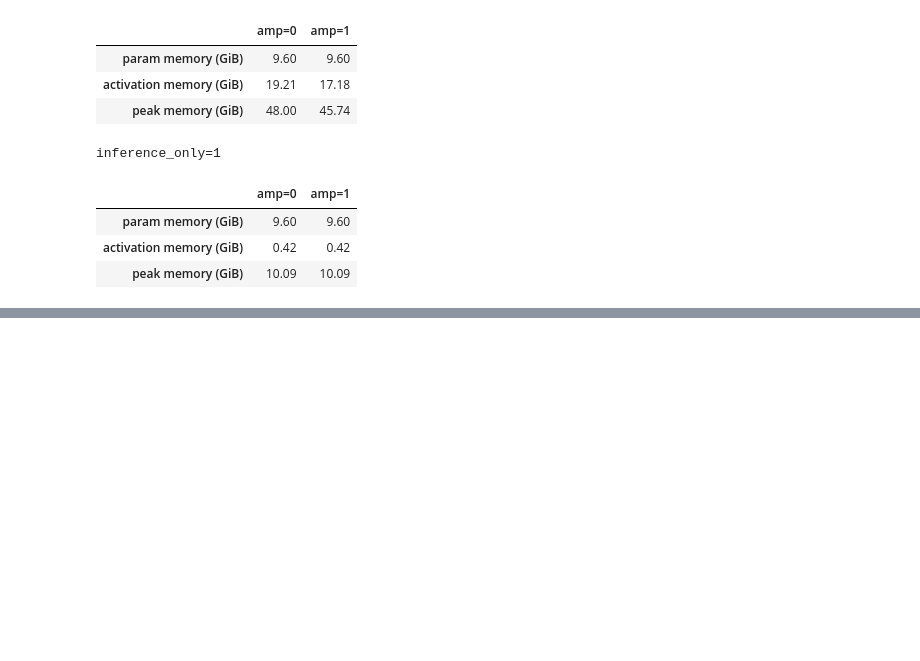
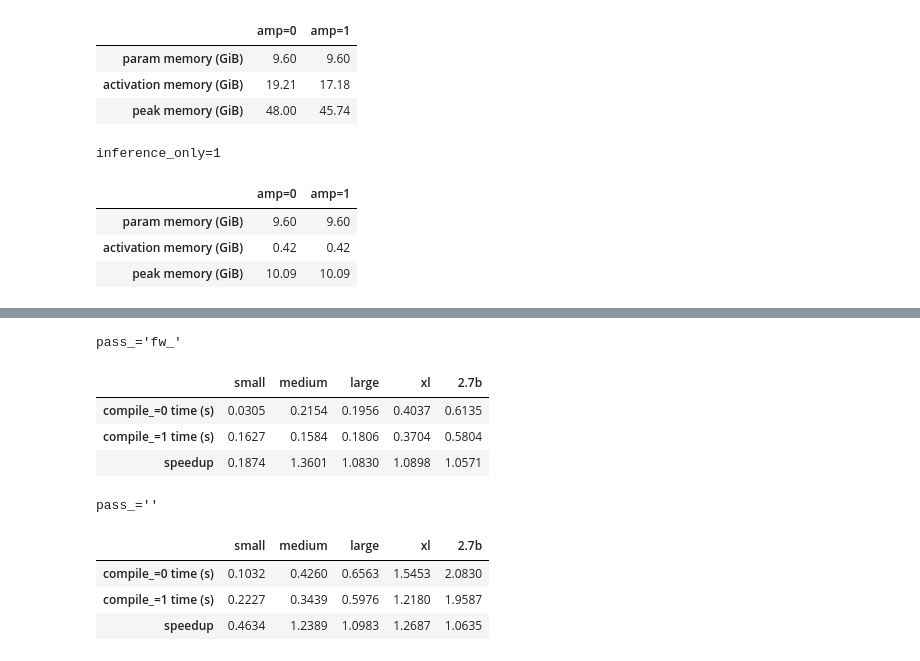
Before and after one commit to rishabh-ranjan/cs336-a2, a Jupyter notebook: cs336-systems/expt/2024-05-04.ipynb, the cells around one changed output, grey strips where cells are left out. Cells and saved outputs as stored; diff of their text form; code cells hidden in the pictures; blank space fills up the shorter version.

```diff
--- a/cs336-systems/expt/2024-05-04.ipynb
+++ b/cs336-systems/expt/2024-05-04.ipynb
@@ -99,0 +193,42 @@ inference_only=1
+# %%
+def make_pd_tab(pass_):
+    script_path = "/lfs/ampere1/0/ranjanr/cs336-a2/cs336-systems/expt/compile.py"
+    tab = defaultdict(dict)
+    for lm_size in [
+        "small",
+        "medium",
+        "large",
+        "xl",
+        "2.7b",
+    ]:
+        ctime = {}
+        for compile_ in [
+            0,
+            1
+        ]:
+            ts = df.query("lm_size == @lm_size and compile == @compile_ and script_path == @script_path").index[-1]
+            store = expt.PathDict(f"{runs_dir}/{ts}")
+            ctime[compile_] = store[f"{pass_}time"].mean().item()
+            tab[lm_size][f"{compile_=} time (s)"] = ctime[compile_]
+        tab[lm_size]["speedup"] = ctime[0] / ctime[1]
+    pd_tab = pd.DataFrame(tab)
+    return pd_tab
+# %%
+for pass_ in [
+    "fw_",
+    "",
+]:
+    print(f"{pass_=}")
+    pd_tab = make_pd_tab(pass_)
+    display(pd_tab.style.format("{:.4f}"))
+# %% [output]
+pass_='fw_'
+|  | small | medium | large | xl | 2.7b |
+| compile_=0 time (s) | 0.0305 | 0.2154 | 0.1956 | 0.4037 | 0.6135 |
+| compile_=1 time (s) | 0.1627 | 0.1584 | 0.1806 | 0.3704 | 0.5804 |
+| speedup | 0.1874 | 1.3601 | 1.0830 | 1.0898 | 1.0571 |
+pass_=''
+|  | small | medium | large | xl | 2.7b |
+| compile_=0 time (s) | 0.1032 | 0.4260 | 0.6563 | 1.5453 | 2.0830 |
+| compile_=1 time (s) | 0.2227 | 0.3439 | 0.5976 | 1.2180 | 1.9587 |
+| speedup | 0.4634 | 1.2389 | 1.0983 | 1.2687 | 1.0635 |
```
Also changed, not shown: parts of 8 cells of this notebook, 1 other file.
